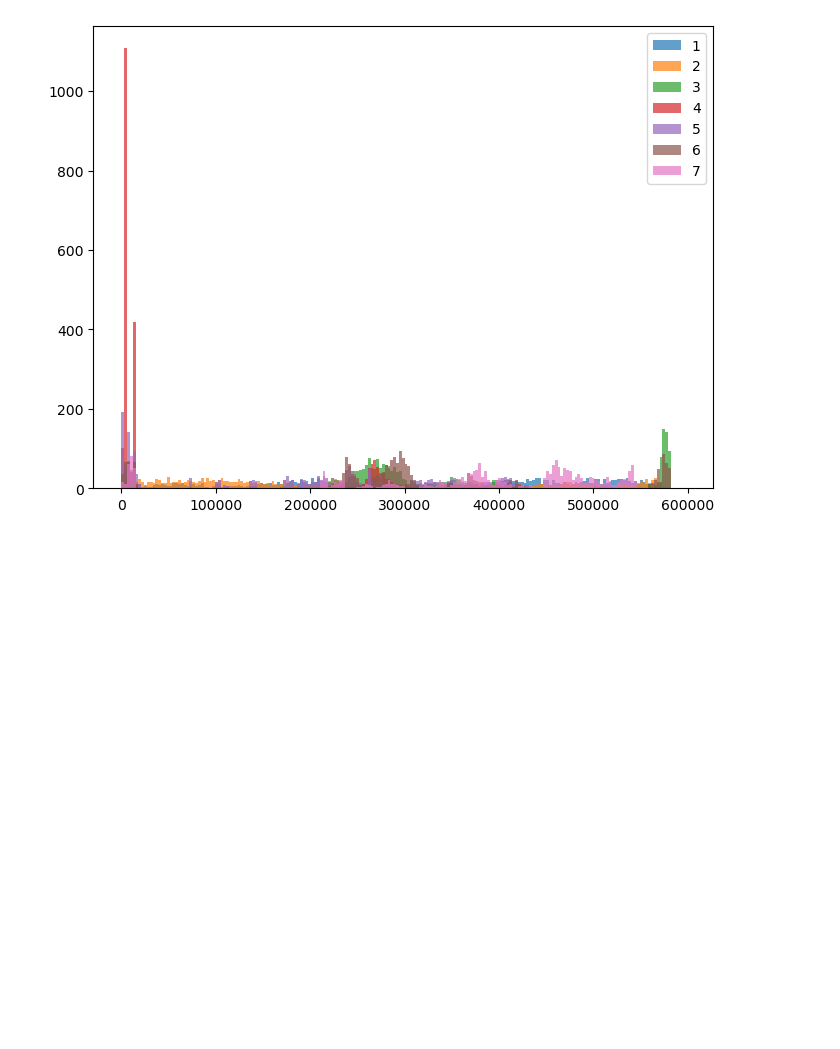
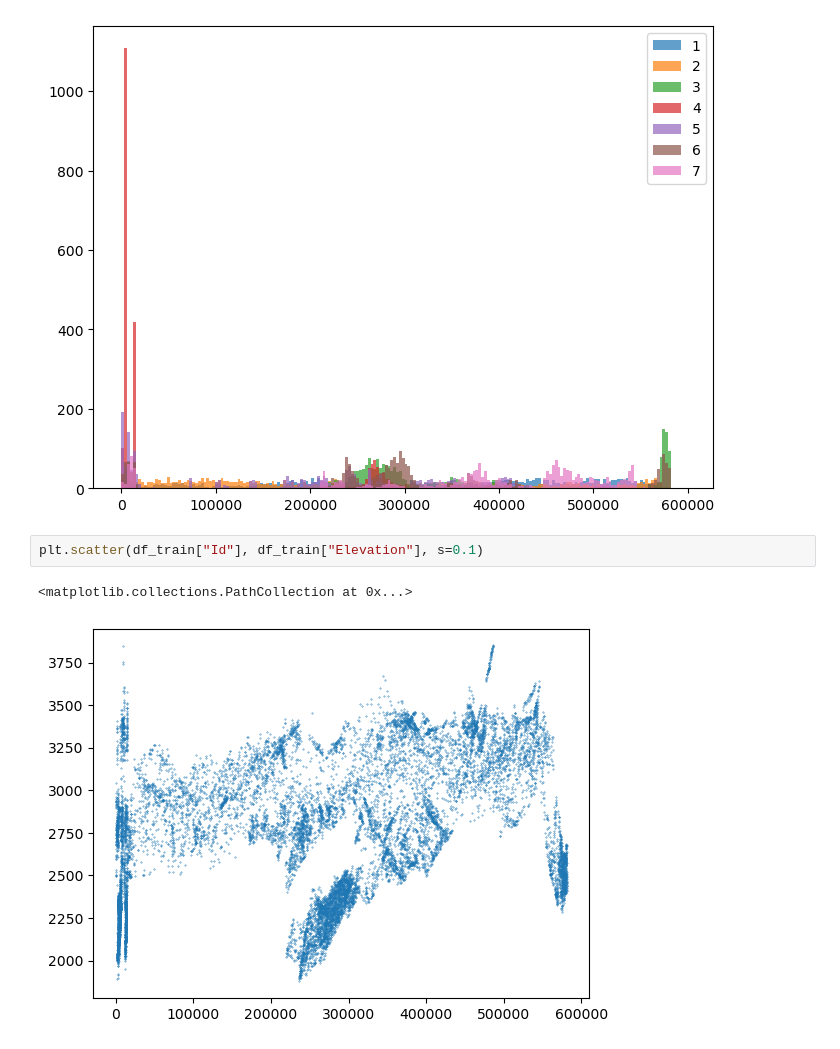
Before and after one commit to matthieudelsart/cover-type-prediction-challenge, a Jupyter notebook: Notebooks/matt_EDA.ipynb, the cells around one changed output. Cells and saved outputs as stored; diff of their text form; blank space fills up the shorter version.

```diff
--- a/Notebooks/matt_EDA.ipynb
+++ b/Notebooks/matt_EDA.ipynb
@@ -530,3 +530,8 @@ plt.legend()
 plt.show()
 # %% [output]
 [figure]
+# %%
+plt.scatter(df_train["Id"], df_train["Elevation"], s=0.1)
+# %% [output]
+<matplotlib.collections.PathCollection at 0x...>
+[figure, added]
```
Also changed, not shown: parts of 4 cells of this notebook, 7 other files.
